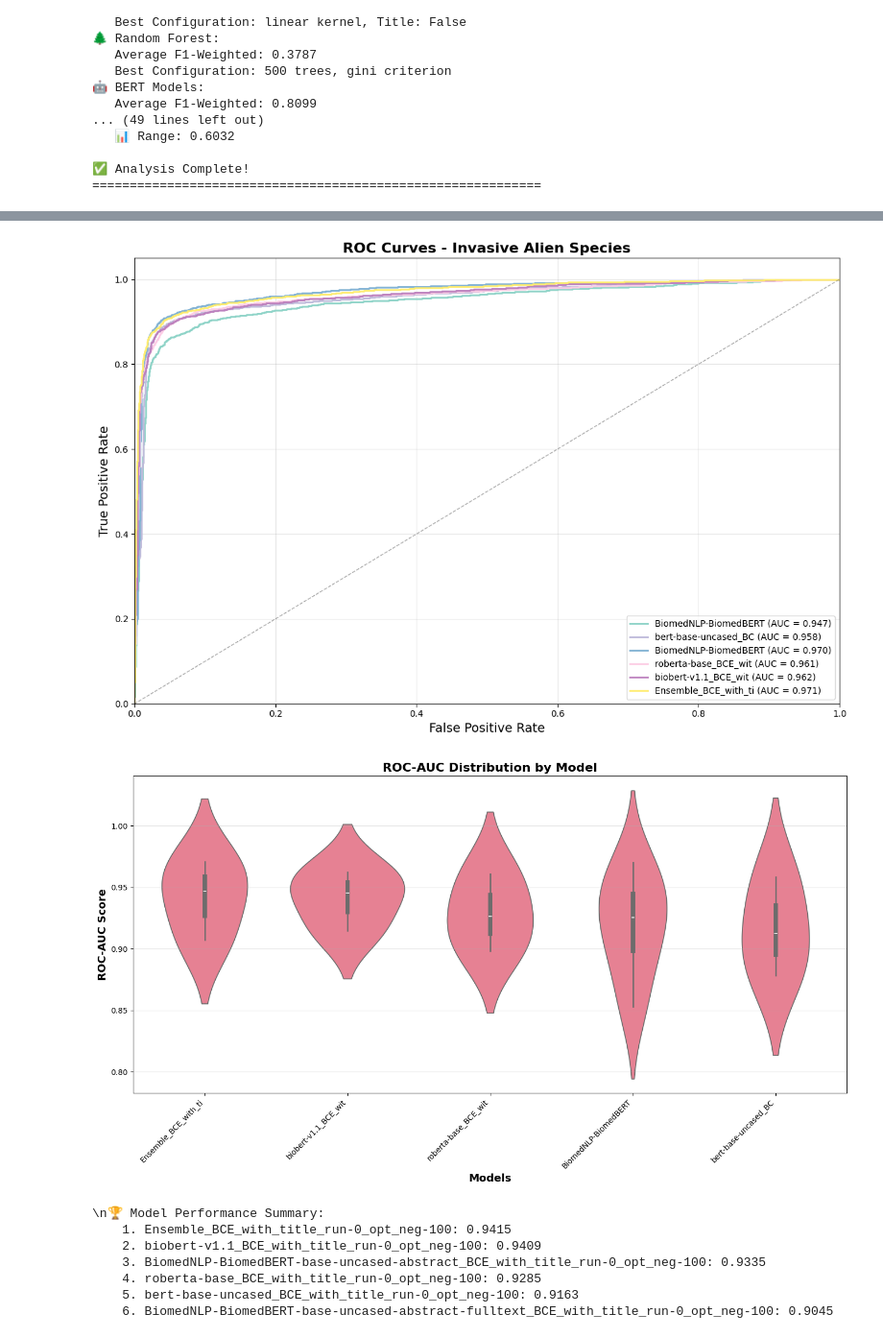
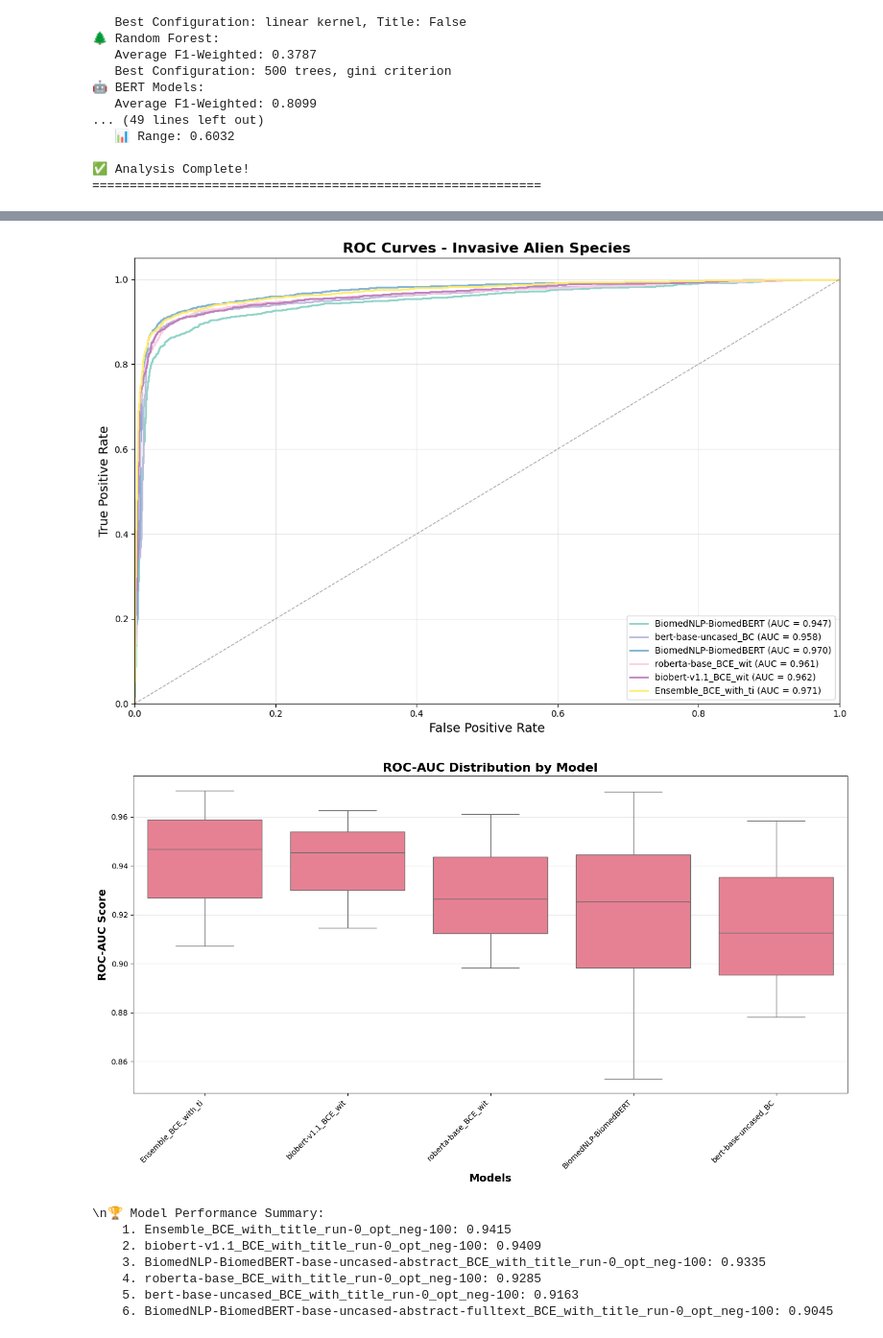
Before and after one commit to CTGN/IPBES-Classifier, a Jupyter notebook: notebooks/results copy.ipynb, the cells around one changed output, grey strips where cells are left out. Shown at 96% size. Saved outputs shown, nothing was run; the diff lists cells and outputs as text; code cells hidden in the pictures.

```diff
--- a/notebooks/results copy.ipynb
+++ b/notebooks/results copy.ipynb
@@ -46,8 +46,6 @@ if str(project_root) not in sys.path:
 
 print( project_root)
 # Configure plotting style
-plt.style.use('default')
-sns.set_palette("husl")
 plt.rcParams['figure.figsize'] = (10, 6)
 plt.rcParams['font.size'] = 12
 
@@ -113,7 +111,7 @@ mean_by_title = svm_df.groupby('with_title')[metrics].mean()
 
 fig, ax = plt.subplots(figsize=(12, 6))
 mean_by_title.T.plot(kind='bar', ax=ax, width=0.8)
-ax.set_title('SVM Performance: Impact of Title Inclusion', fontsize=16, fontweight='bold')
+ax.set_title('SVM Performance: Impact of Title Inclusion')
 ax.set_ylabel('Average Score', fontsize=14)
 ax.set_xlabel('Metrics', fontsize=14)
 ax.legend(title='With Title', labels=['Without Title', 'With Title'])
@@ -2464,35 +2462,35 @@ def create_aggregated_violin_plot(roc_data):
 
     # Create violin plot
     fig, ax = plt.subplots(figsize=(14, 8))
 
     # Get unique models and sort by median AUC
     model_medians = violin_df.groupby('Model')['ROC_AUC'].median().sort_values(ascending=False)
     sorted_models = model_medians.index.tolist()
 
     # Create violin plot
     import seaborn as sns
-    sns.violinplot(data=violin_df, x='Model', y='ROC_AUC', order=sorted_models, ax=ax)
+    sns.boxplot(data=violin_df, x='Model', y='ROC_AUC', order=sorted_models, ax=ax)
 
     ax.set_xlabel('Models', fontsize=14, fontweight='bold')
     ax.set_ylabel('ROC-AUC Score', fontsize=14, fontweight='bold')
     ax.set_title('ROC-AUC Distribution by Model (from Aggregated Metrics)', fontsize=16, fontweight='bold')
     ax.set_xticklabels(ax.get_xticklabels(), rotation=45, ha='right', fontsize=10)
     ax.grid(axis='y', alpha=0.3)
 
     plt.tight_layout()
     plt.show()
 
 # Execute enhanced visualization
 create_enhanced_roc_visualization()
 # %% [output]
 📈 Creating Enhanced ROC Curve Visualization
 ==================================================
 ✅ Found prediction directory: /home/leandre/Projects/Ipbes_Classifier/results/test preds
 📁 Found 30 bert prediction files
 [figure]
 [figure]
 [figure]
-[figure, old version]
+[figure, new version]
 \n🏆 Model Performance Summary:
     1. Ensemble_BCE_with_title_run-0_opt_neg-100: 0.9415
     2. biobert-v1.1_BCE_with_title_run-0_opt_neg-100: 0.9409
```
